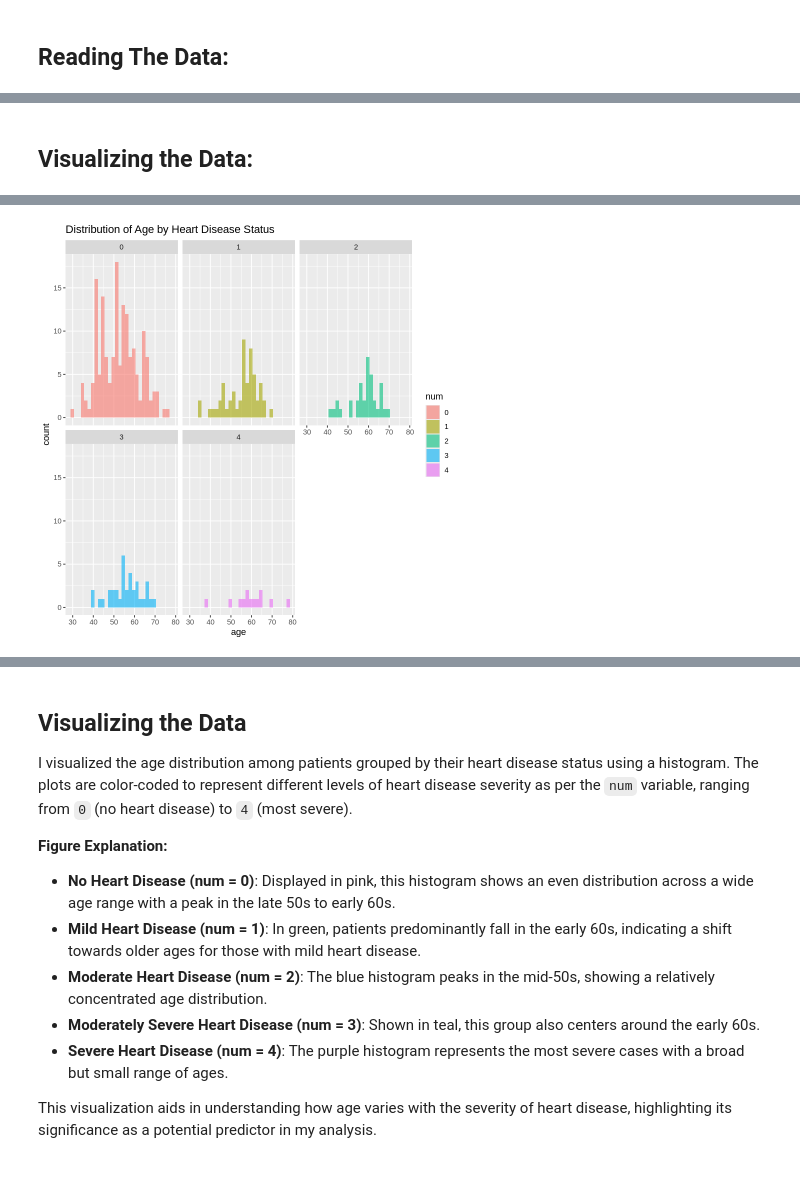
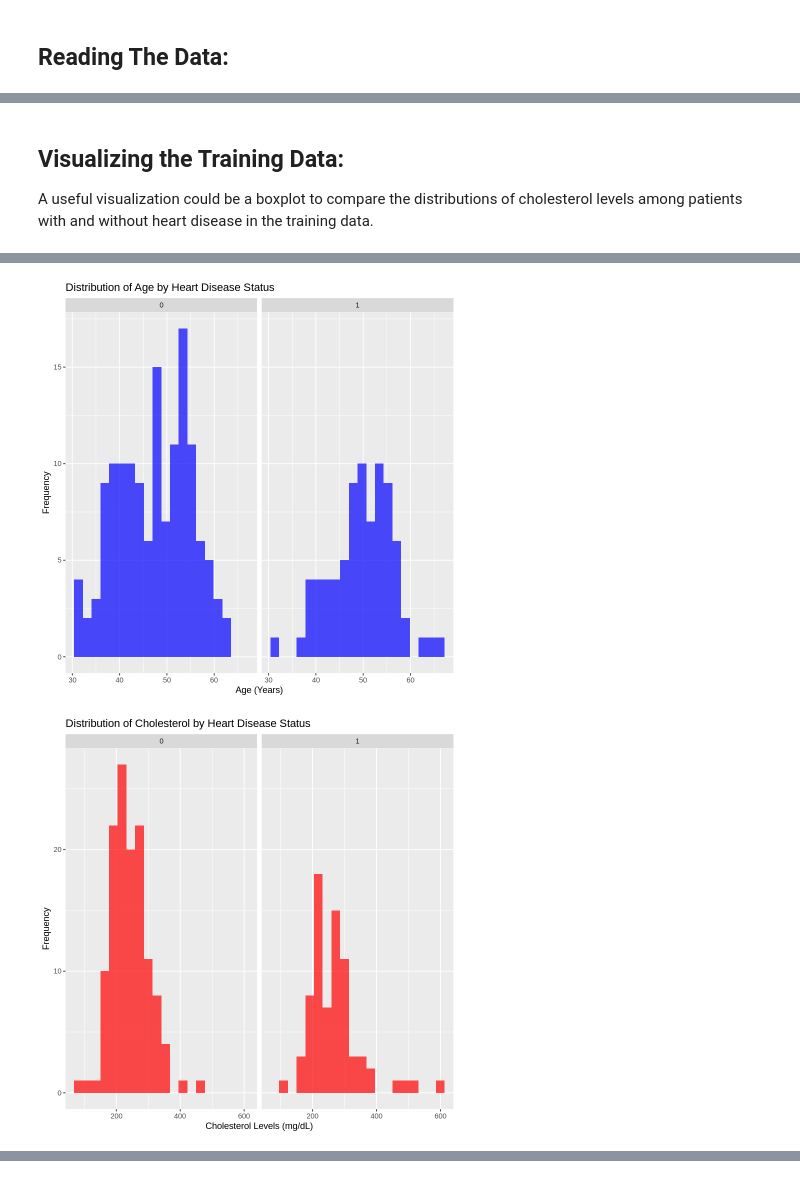
Before and after one commit to naheyansheikh/dsci100project, a Jupyter notebook: project.ipynb, the cells around one changed output, grey strips where cells are left out. Drawn from its saved outputs; the diff is of its cells as text; code cells hidden in the pictures.

```diff
--- a/project.ipynb
+++ b/project.ipynb
@@ -34,6 +34,6 @@ The following objects are masked from ‘package:purrr’:
 # %% [markdown]
 ## Reading The Data:
 # %%
-cleveland_data <- read_csv("data/heart_disease/processed.cleveland.data")
+hungarian_data <- read_csv("data/heart_disease/processed.hungarian.data")
 # %% [output]
 New names:
@@ -77,0 +88,5 @@ A tibble: 302 × 14
+# %%
+set.seed(123)  # Setting a seed to make the split reproducible
+split <- initial_split(hungarian_data, prop = 0.75, strata = num)
+training_data <- training(split)
+testing_data <- testing(split)
@@ -107,9 +125,28 @@ This summary table effectively encapsulates the key aspects of our dataset, conf
 # %% [markdown]
-## Visualizing the Data:
+## Visualizing the Training Data:
+A useful visualization could be a boxplot to compare the distributions of cholesterol levels among patients with and without heart disease in the training data.
 # %%
-cleveland_plot <- ggplot(cleveland_data, aes(x = age, fill = num)) +
-                  geom_histogram(bins = 30, alpha = 0.6) +
-                  facet_wrap(~num) +
-                  labs(title = "Distribution of Age by Heart Disease Status")
-cleveland_plot
+# Histogram for Age Distribution by Heart Disease Status
+ggplot(training_data, aes(x = age)) +
+  geom_histogram(bins = 20, fill = "blue", alpha = 0.7) +
+  facet_wrap(~num) +
+  labs(title = "Distribution of Age by Heart Disease Status",
+       x = "Age (Years)",
+       y = "Frequency")
+
+# Histogram for Cholesterol Distribution by Heart Disease Status
+ggplot(training_data, aes(x = chol)) +
+  geom_histogram(bins = 20, fill = "red", alpha = 0.7) +
+  facet_wrap(~num) +
+  labs(title = "Distribution of Cholesterol by Heart Disease Status",
+       x = "Cholesterol Levels (mg/dL)",
+       y = "Frequency")
+
+# Histogram for Maximum Heart Rate Distribution by Heart Disease Status
+ggplot(training_data, aes(x = thalach)) +
+  geom_histogram(bins = 20, fill = "green", alpha = 0.7) +
+  facet_wrap(~num) +
+  labs(title = "Distribution of Maximum Heart Rate by Heart Disease Status",
+       x = "Maximum Heart Rate (beats per minute)",
+       y = "Frequency")
 # %% [output]
@@ -116 +155,2 @@ cleveland_plot
-[figure, old version]
+[figure, new version]
+[figure, added]
@@ -117,14 +157,0 @@ cleveland_plot
-# %% [markdown]
-## Visualizing the Data
-
-I visualized the age distribution among patients grouped by their heart disease status using a histogram. The plots are color-coded to represent different levels of heart disease severity as per the `num` variable, ranging from `0` (no heart disease) to `4` (most severe).
-
-**Figure Explanation:**
-
-- **No Heart Disease (num = 0)**: Displayed in pink, this histogram shows an even distribution across a wide age range with a peak in the late 50s to early 60s.
-- **Mild Heart Disease (num = 1)**: In green, patients predominantly fall in the early 60s, indicating a shift towards older ages for those with mild heart disease.
-- **Moderate Heart Disease (num = 2)**: The blue histogram peaks in the mid-50s, showing a relatively concentrated age distribution.
-- **Moderately Severe Heart Disease (num = 3)**: Shown in teal, this group also centers around the early 60s.
-- **Severe Heart Disease (num = 4)**: The purple histogram represents the most severe cases with a broad but small range of ages.
-
-This visualization aids in understanding how age varies with the severity of heart disease, highlighting its significance as a potential predictor in my analysis.
```
Also changed, not shown: parts of 16 cells of this notebook, 1 other file.
